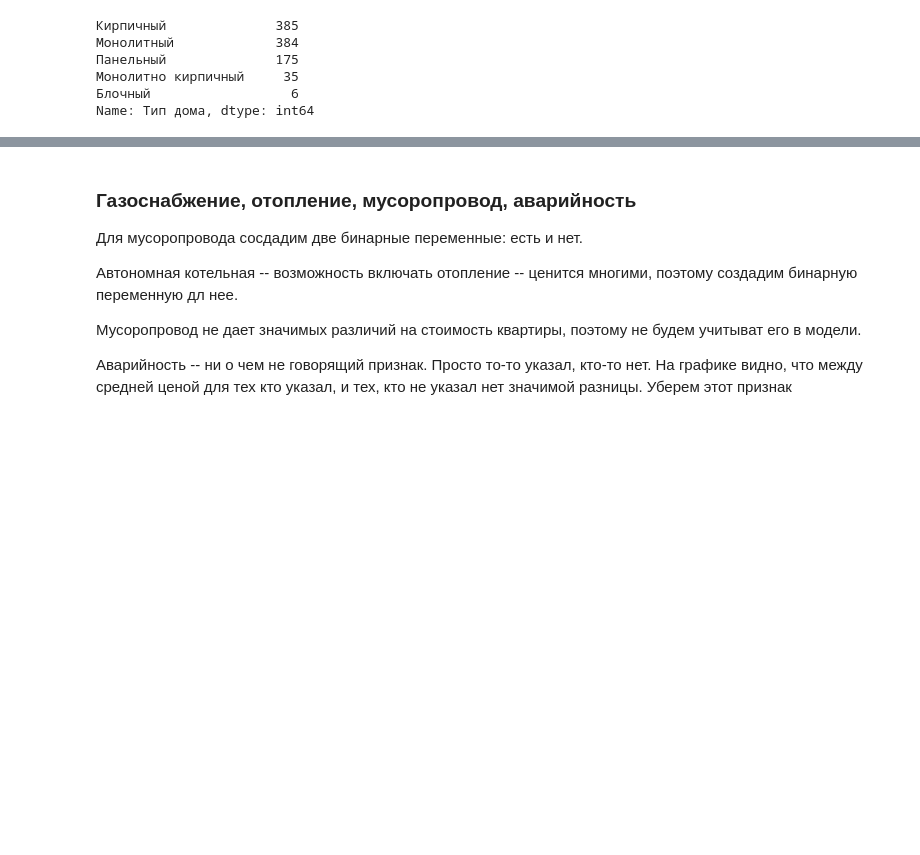
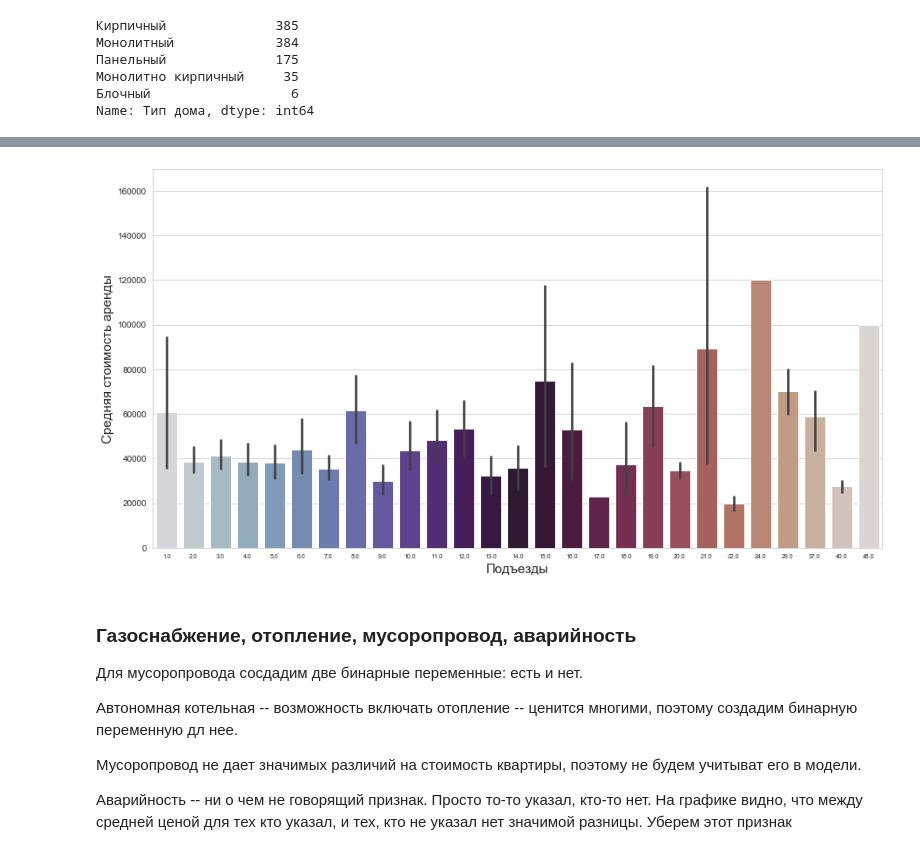
Before and after one commit to lisamartyanova/spb_project, a Jupyter notebook: notebook/data_manipulation_spb_v3.ipynb, the cells around one changed output, grey strips where cells are left out. Drawn from its saved outputs; the diff is of its cells as text; code cells hidden in the pictures; blank space fills up the shorter version.

```diff
--- a/notebook/data_manipulation_spb_v3.ipynb
+++ b/notebook/data_manipulation_spb_v3.ipynb
@@ -469,3 +439,7 @@ plt.show()
+# %%
+custom_barplot('Подъезды')
+# %% [output]
+[figure, added]
 # %%
 data.drop('Подъезды', axis = 1, inplace = True)
 # %% [markdown]
```
Also changed, not shown: parts of 44 cells of this notebook, 1 other file.
